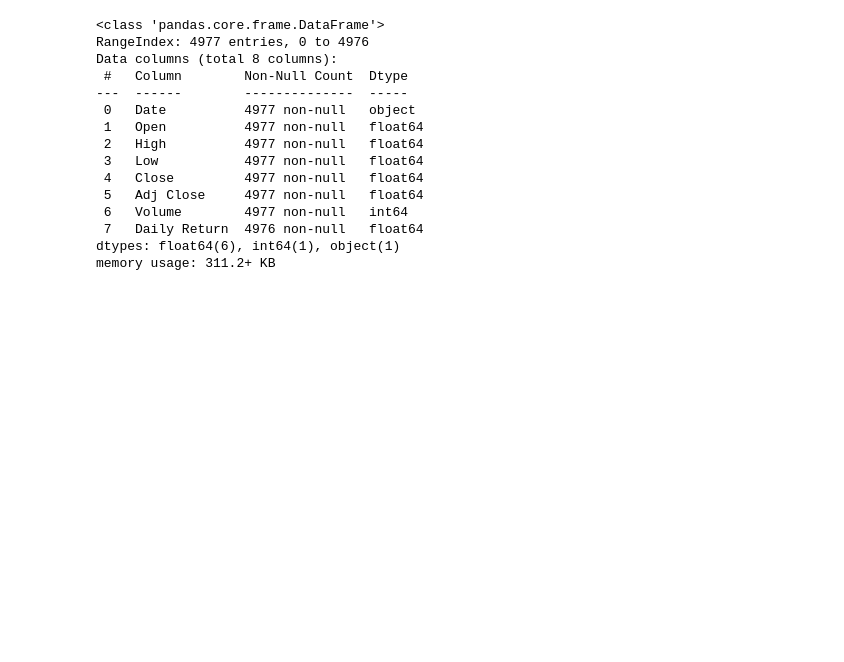
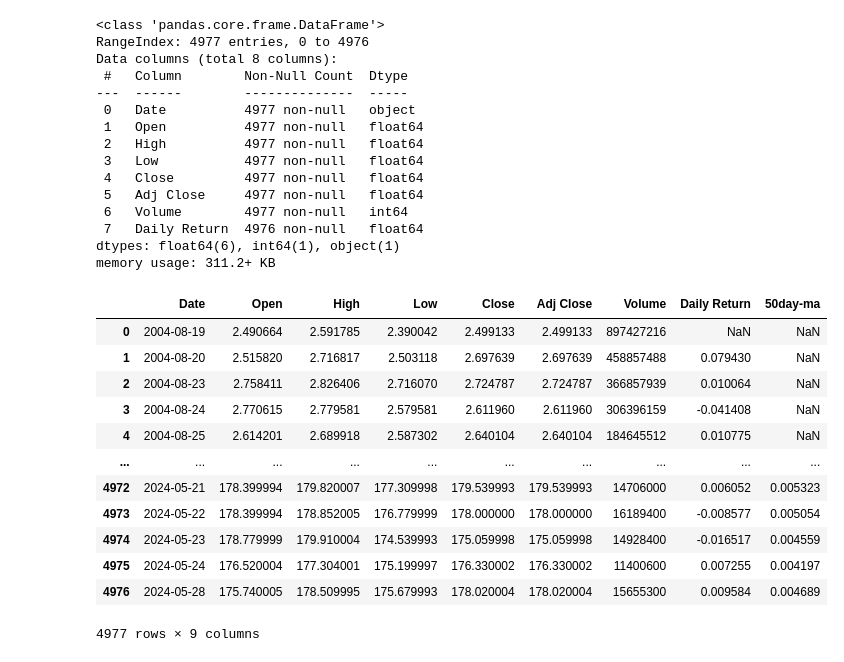
Before and after one commit to mlangsman/python-for-traders, a Jupyter notebook: python-for-traders.ipynb, the cells around one changed output. Cells and saved outputs as stored; diff of their text form; code cells hidden in the pictures; blank space fills up the shorter version.

```diff
--- a/python-for-traders.ipynb
+++ b/python-for-traders.ipynb
@@ -235,3 +235,21 @@ Data columns (total 8 columns):
  7   Daily Return  4976 non-null   float64
 dtypes: float64(6), int64(1), object(1)
 memory usage: 311.2+ KB
+# %%
+df['50day-ma'] = df['Daily Return'].rolling(window=50).mean()
+# %%
+df
+# %% [output]
+|  | Date | Open | High | Low | Close | Adj Close | Volume | Daily Return | 50day-ma |
+| 0 | 2004-08-19 | 2.490664 | 2.591785 | 2.390042 | 2.499133 | 2.499133 | 897427216 | NaN | NaN |
+| 1 | 2004-08-20 | 2.515820 | 2.716817 | 2.503118 | 2.697639 | 2.697639 | 458857488 | 0.079430 | NaN |
+| 2 | 2004-08-23 | 2.758411 | 2.826406 | 2.716070 | 2.724787 | 2.724787 | 366857939 | 0.010064 | NaN |
+| 3 | 2004-08-24 | 2.770615 | 2.779581 | 2.579581 | 2.611960 | 2.611960 | 306396159 | -0.041408 | NaN |
+| 4 | 2004-08-25 | 2.614201 | 2.689918 | 2.587302 | 2.640104 | 2.640104 | 184645512 | 0.010775 | NaN |
+| ... | ... | ... | ... | ... | ... | ... | ... | ... | ... |
+| 4972 | 2024-05-21 | 178.399994 | 179.820007 | 177.309998 | 179.539993 | 179.539993 | 14706000 | 0.006052 | 0.005323 |
+| 4973 | 2024-05-22 | 178.399994 | 178.852005 | 176.779999 | 178.000000 | 178.000000 | 16189400 | -0.008577 | 0.005054 |
+| 4974 | 2024-05-23 | 178.779999 | 179.910004 | 174.539993 | 175.059998 | 175.059998 | 14928400 | -0.016517 | 0.004559 |
+| 4975 | 2024-05-24 | 176.520004 | 177.304001 | 175.199997 | 176.330002 | 176.330002 | 11400600 | 0.007255 | 0.004197 |
+| 4976 | 2024-05-28 | 175.740005 | 178.509995 | 175.679993 | 178.020004 | 178.020004 | 15655300 | 0.009584 | 0.004689 |
+4977 rows × 9 columns
```
Also changed, not shown: parts of 2 cells of this notebook.
